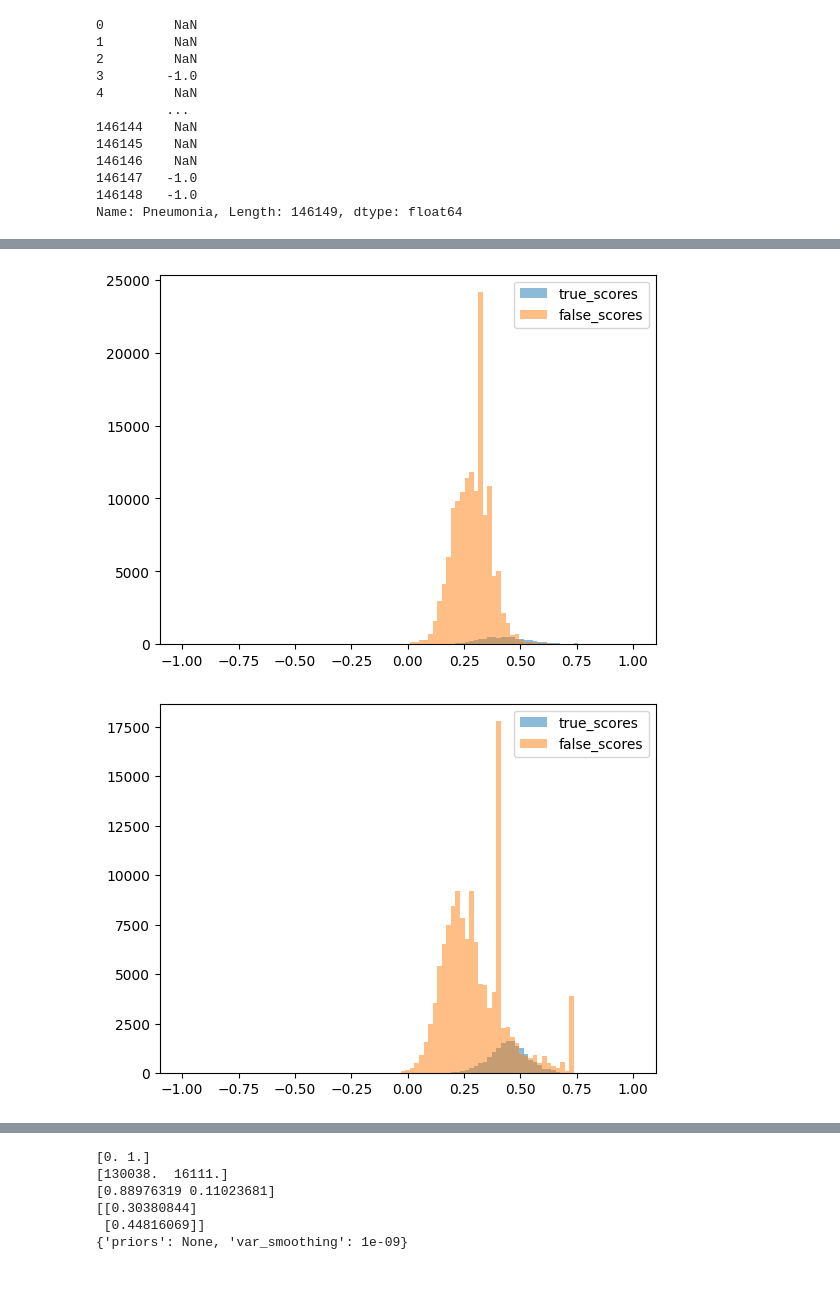
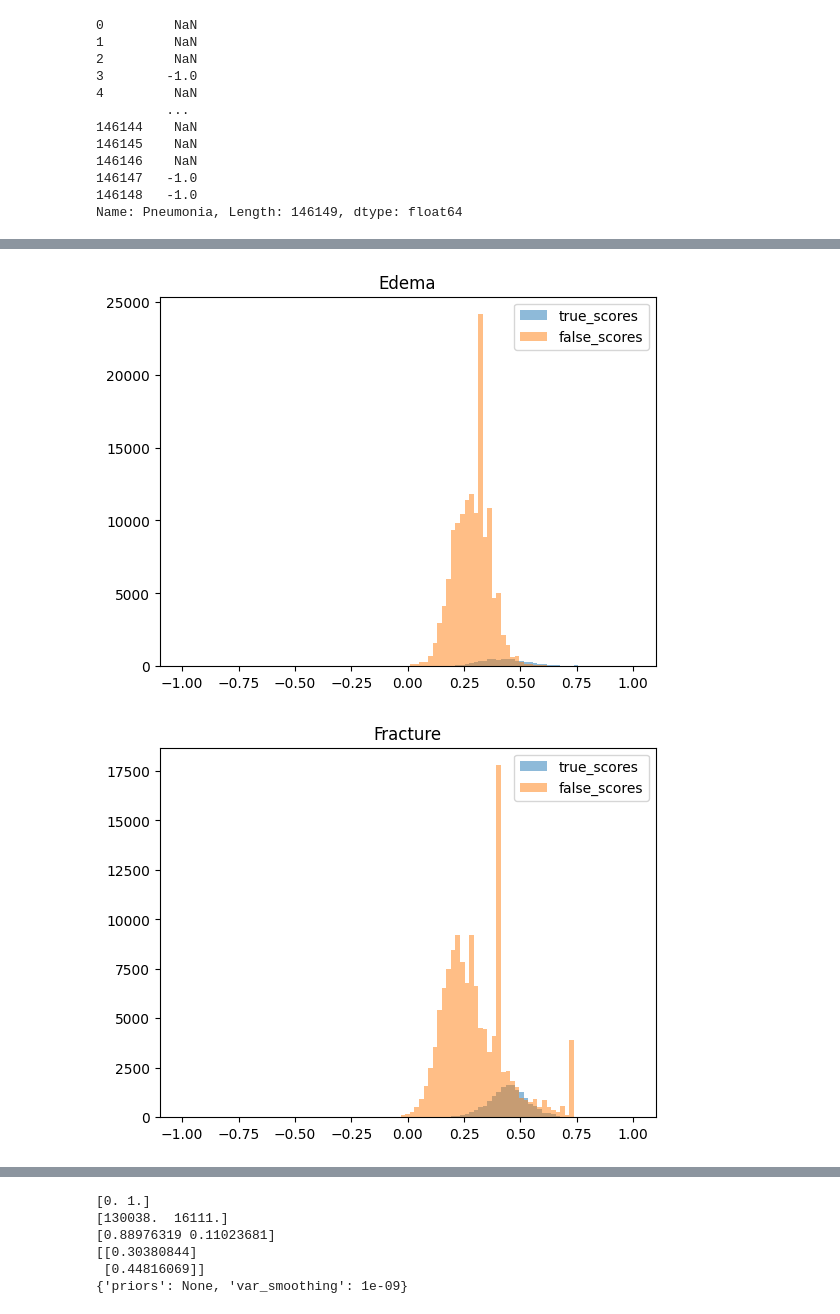
Before and after one commit to karengarm/Project-CS224N-ED-Disposition, a Jupyter notebook: naive_bayes.ipynb, the cells around one changed output, grey strips where cells are left out. Saved outputs shown, nothing was run; the diff lists cells and outputs as text; code cells hidden in the pictures; blank space fills up the shorter version.

```diff
--- a/naive_bayes.ipynb
+++ b/naive_bayes.ipynb
@@ -20,7 +20,7 @@ result_l2v.shape
 # %% [output]
 (146149, 34)
 # %%
-pneumonia = result_l2v['label_0']
+pneumonia = result_l2v['Pneumonia']
 pneumonia
 # %% [output]
 0         0.372592
@@ -164,8 +164,8 @@ weighted avg       0.97      0.97      0.97    146149
 # %%
 ed_keywords = ["Cardiomegaly", "Pneumonia", "Atelectasis", "Pneumothorax", "Pleural Effusion"]
 for keyword in ed_keywords:
-    label = f"label_{keywords.index(keyword)}"
-    l2v = result_l2v[label]
+#     label = f"label_{ed_keywords.index(keyword)}"
+    l2v = result_l2v[keyword]
 
     chex = result_chexbert[keyword]
     chex_counts = chex.value_counts()
@@ -214,5 +216,5 @@ Name: Pneumonia, Length: 146149, dtype: float64
 # %%
-def compare_hist(y_pred, y_true, scale=""):
+def compare_hist(y_pred, y_true, scale="", title=""):
     assert y_pred.shape == y_true.shape
     df = pd.DataFrame({ 'y_pred': y_pred, 'y_true': y_true })
 
@@ -226,7 +228,8 @@ def compare_hist(y_pred, y_true, scale=""):
     plt.legend(loc='upper right')
     if scale == 'log':
         plt.yscale('log')
+    plt.title(title)
     plt.show()
 
-compare_hist(result_l2v["Pneumonia"], result_chexbert["Pneumonia"])
+compare_hist(result_l2v["Pneumonia"], result_chexbert["Pneumonia"], scale="log")
 # %% [output]
@@ -234,9 +237,9 @@ compare_hist(result_l2v["Pneumonia"], result_chexbert["Pneumonia"])
 # %%
-compare_hist(result_l2v["Edema"], result_chexbert["Edema"])
+compare_hist(result_l2v["Edema"], result_chexbert["Edema"], title="Edema")
+compare_hist(result_l2v["Fracture"], result_chexbert["Fracture"], title="Fracture")
 # %% [output]
-[figure, old version]
+[figure, new version]
+[figure, added]
 # %%
 compare_hist(result_l2v["Fracture"], result_chexbert["Fracture"])
-# %% [output]
-[figure, removed]
 # %%
```
Also changed, not shown: parts of 11 cells of this notebook, 3 other files.
